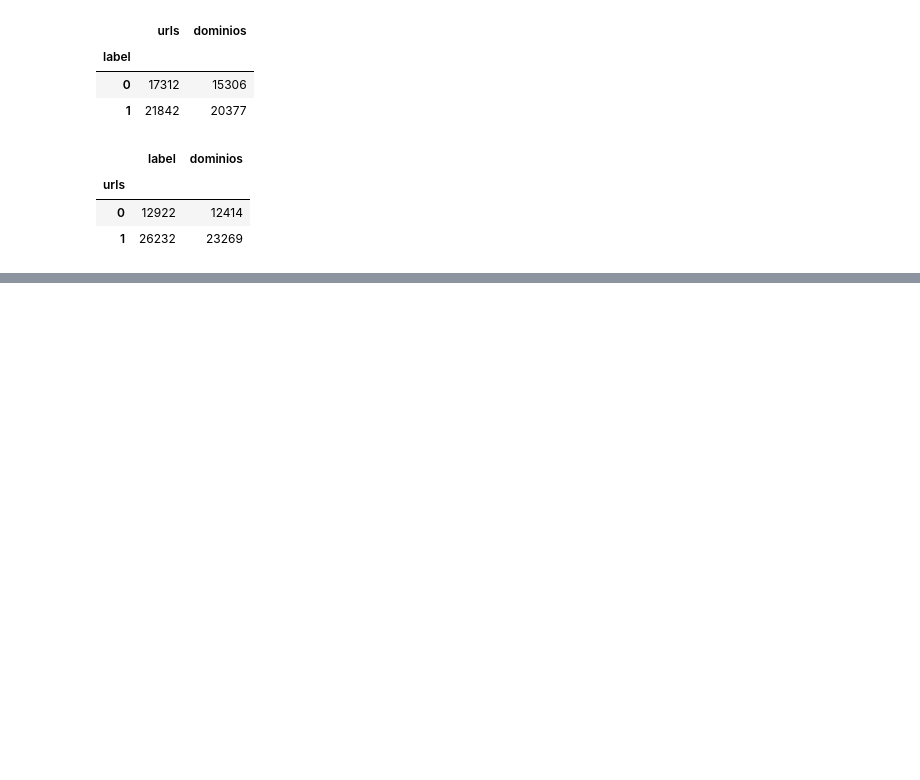
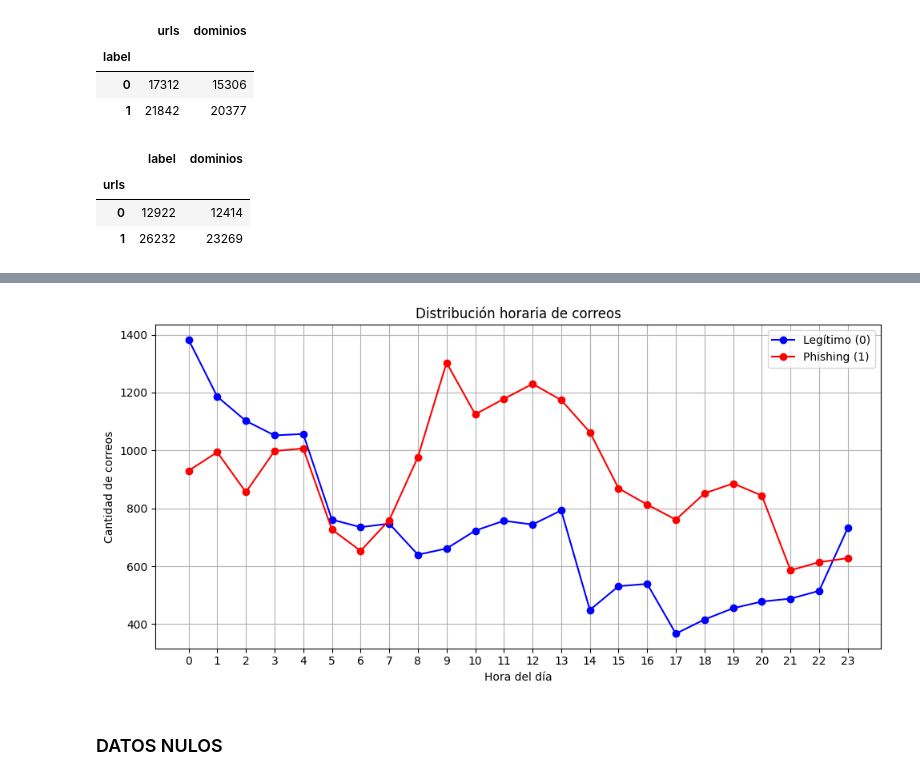
Before and after one commit to Marcoale123/Analisis-y-Clasificacion-Inteligente-de-Phishing, a Jupyter notebook: EDA.ipynb, the cells around one changed output, grey strips where cells are left out. Drawn from its saved outputs; the diff is of its cells as text; code cells hidden in the pictures; blank space fills up the shorter version.

```diff
--- a/EDA.ipynb
+++ b/EDA.ipynb
@@ -135,0 +179,6 @@ df
+# %%
+#df['hora'] = df['date'].dt.strftime('%H:%M')
+df['hora'] = df['date'].dt.hour
+# %%
+hora_label = df.groupby(['hora', 'label']).size().unstack(fill_value=0)
+hora_label
@@ -135,0 +204,15 @@ df
+# %%
+
+hora_label.plot(kind='line', marker='o', color={0: 'blue', 1: 'red'}, figsize=(10, 5))
+plt.xticks(range(0, 24))
+plt.xlabel("Hora del día")
+plt.ylabel("Cantidad de correos")
+plt.title("Distribución horaria de correos")
+plt.legend(["Legítimo (0)", "Phishing (1)"])
+plt.grid(True)
+plt.tight_layout()
+plt.show()
+# %% [output]
+[figure, added]
+# %% [markdown]
+### DATOS NULOS
```
Also changed, not shown: parts of 16 cells of this notebook.
